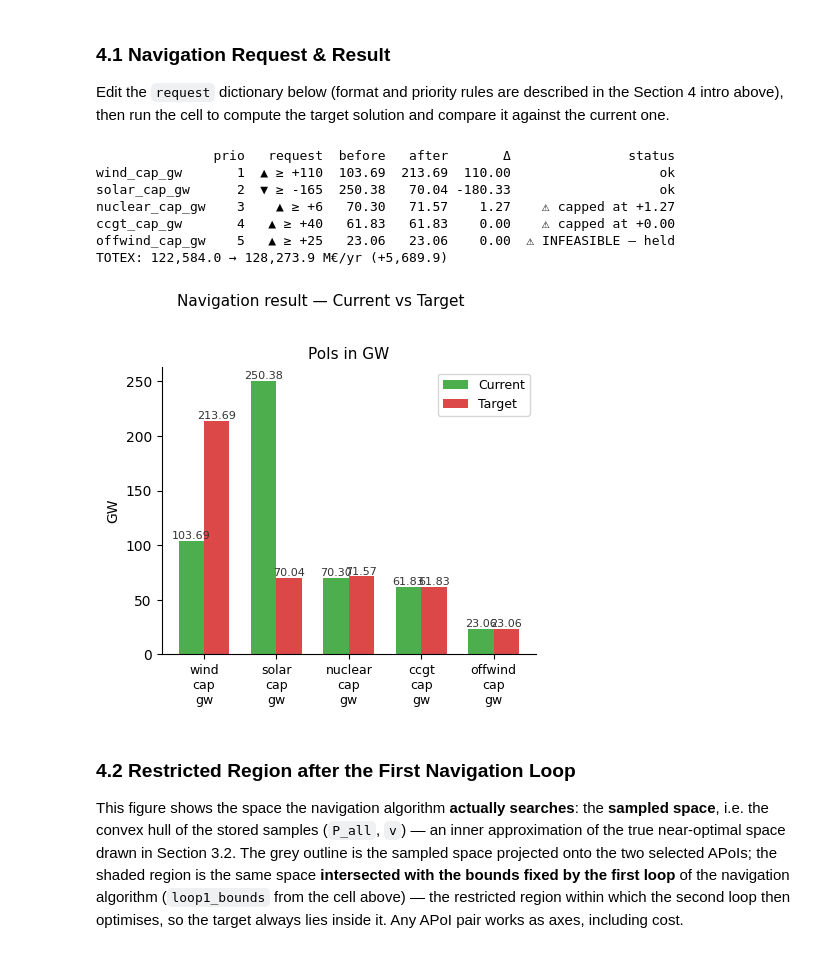
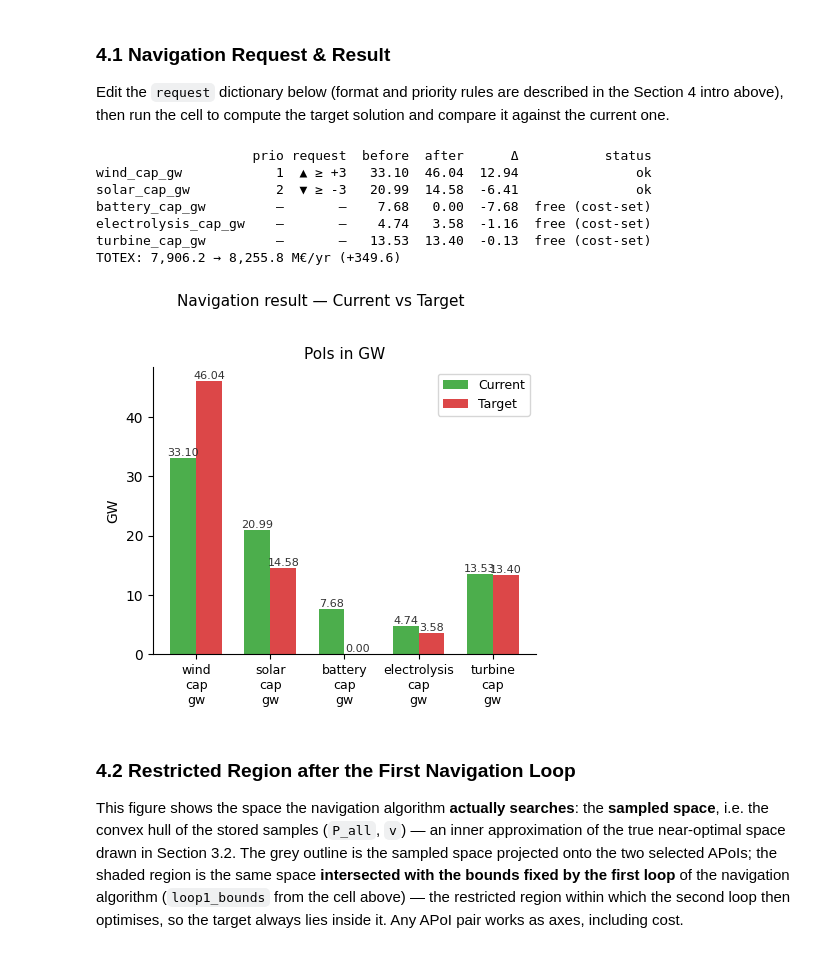
Before and after one commit to Alaa-Sleimi/pypsa-mga-explorer, a Jupyter notebook: mga_exploration.ipynb, the cells around one changed output. Drawn from its saved outputs; the diff is of its cells as text; code cells hidden in the pictures.

```diff
--- a/mga_exploration.ipynb
+++ b/mga_exploration.ipynb
@@ -254,11 +264,11 @@ from mga_engine.poi import make_poi_specs
 #
 # Carriers below are the PyPSA-Eur names (base_s_12_elec_.nc), NOT model_energy's.
 poi_definitions = [
-    {"component": "generator", "carriers": ["onwind"],     "name": "wind_cap_gw"},
-    {"component": "generator", "carriers": ["solar"],      "name": "solar_cap_gw"},
-    {"component": "generator", "carriers": ["nuclear"],    "name": "nuclear_cap_gw"},
-    {"component": "generator", "carriers": ["CCGT"],       "name": "ccgt_cap_gw"},
-    {"component": "generator", "carriers": ["offwind-ac"], "name": "offwind_cap_gw"},
+    {"component": "generator",    "carriers": ["wind"],            "name": "wind_cap_gw"},
+    {"component": "generator",    "carriers": ["solar"],           "name": "solar_cap_gw"},
+    {"component": "storage_unit", "carriers": ["battery storage"], "name": "battery_cap_gw"},
+    {"component": "link",         "carriers": ["electrolysis"],    "name": "electrolysis_cap_gw"},
+    {"component": "link",         "carriers": ["turbine"],         "name": "turbine_cap_gw"},
 ]
 poi_specs = make_poi_specs(network, poi_definitions)
 poi_units = {spec.name: spec.unit for spec in poi_specs}   # display units, used by later sections
@@ -307,11 +317,11 @@ from mga_engine.poi import make_poi_specs
 from mga_engine.preparation_state import run_preparation, check_state, load as load_state
 
 # ── USER CONFIGURATION ──────────────────────────────────────────
-preparation_state_path = "data/preparation_state.nc"
+preparation_state_path = "data/preparation_state_modelenergy.nc"
 rerun_preparation      = False    # set True after changing the network (Section 1), the PoIs (Section 2), or the sampling parameters
-n_vertices             = 30      # boundary (vertex) samples
+n_vertices             = 40      # boundary (vertex) samples
 n_interior_levels      = 5       # number of epsilon levels for interior sampling
-n_samples_per_level    = 10      # interior samples per epsilon level
+n_samples_per_level    = 15      # interior samples per epsilon level
 epsilon_min            = 0.005   # smallest interior sampling level (suggested minimum: 0.005 — must be > 0 and < epsilon)
 seed                   = 42      # RNG seed for vertex sampling
 # ────────────────────────────────────────────────────────────────
@@ -438,7 +448,7 @@ print(f"✓ Saved {preparation_state_path}  (n_vertices={n_vertices}, "
 The chart below shows the **min–max range of each PoI** across all sampled near-optimal solutions. This is the space you will explore interactively in the next section.
 # %%
 # ── PoI ranges (poi_min/poi_max) from the Section 3 preparation cell ─
-fig, ax = plt.subplots(figsize=(max(6.0, 1.8 * len(poi_specs)), 4.5))
+fig_range, ax = plt.subplots(figsize=(max(6.0, 1.8 * len(poi_specs)), 4.5))
 
 colors = plt.cm.tab10.colors
 x_pos  = range(len(poi_specs))
@@ -607,11 +618,8 @@ current_solution = dict(zip(poi_names, p_s))
 # ══════════════════════════════════════════════════════════════════
 
 request = {
-    "wind_cap_gw":    ("increase", 110.0),
-    "solar_cap_gw":   ("decrease", 165.0),
-    "nuclear_cap_gw": ("increase", 6.0),
-    "ccgt_cap_gw":    ("increase", 40.0),
-    "offwind_cap_gw": ("increase", 25.0),
+    "wind_cap_gw":  ("increase", 3.0),
+    "solar_cap_gw": ("decrease", 3.0),
 }
 
 
@@ -691,43 +699,43 @@ print(f"TOTEX: {cost_s/1e6:,.1f} → {cost_t/1e6:,.1f} M€/yr ({(cost_t - cost_
 
 # ── Current vs Target, grouped by unit so axes stay meaningful ────
 unique_units = sorted({poi_units.get(n, "") for n in poi_names})
 
-fig, axes = plt.subplots(1, len(unique_units),
-                         figsize=(4.6 * len(unique_units), 4.2))
+fig_navbars, axes = plt.subplots(1, len(unique_units),
+                          figsize=(4.6 * len(unique_units), 4.2))
 if len(unique_units) == 1:
     axes = [axes]
 
 for ax, unit in zip(axes, unique_units):
     grp = [n for n in poi_names if poi_units.get(n, "") == unit]
     x = np.arange(len(grp)); width = 0.35
     cur = [current_solution[n] for n in grp]
     tgt = [target_solution[n]  for n in grp]
     b1 = ax.bar(x - width/2, cur, width, label="Current", color="#2CA02C", alpha=0.85)
     b2 = ax.bar(x + width/2, tgt, width, label="Target",  color="#D62728", alpha=0.85)
     ax.set_xticks(x)
     ax.set_xticklabels([n.replace("_", "\n") for n in grp], fontsize=9)
     ax.set_ylabel(unit, fontsize=10)
     ax.set_title(f"PoIs in {unit}", fontsize=11)
     ax.spines[["top", "right"]].set_visible(False)
     for bars in (b1, b2):
         for bar in bars:
             ax.text(bar.get_x() + bar.get_width()/2, bar.get_height() + 0.05,
                     f"{bar.get_height():.2f}", ha="center", va="bottom",
                     fontsize=8, color="#333")
     ax.legend(fontsize=9)
 
 plt.suptitle("Navigation result — Current vs Target", fontsize=11, y=1.02)
 plt.tight_layout()
 plt.show()
 # %% [output]
-               prio   request  before   after       Δ               status
-wind_cap_gw       1  ▲ ≥ +110  103.69  213.69  110.00                   ok
-solar_cap_gw      2  ▼ ≥ -165  250.38   70.04 -180.33                   ok
-nuclear_cap_gw    3    ▲ ≥ +6   70.30   71.57    1.27    ⚠ capped at +1.27
-ccgt_cap_gw       4   ▲ ≥ +40   61.83   61.83    0.00    ⚠ capped at +0.00
-offwind_cap_gw    5   ▲ ≥ +25   23.06   23.06    0.00  ⚠ INFEASIBLE — held
-TOTEX: 122,584.0 → 128,273.9 M€/yr (+5,689.9)
+                    prio request  before  after      Δ           status
+wind_cap_gw            1  ▲ ≥ +3   33.10  46.04  12.94               ok
+solar_cap_gw           2  ▼ ≥ -3   20.99  14.58  -6.41               ok
+battery_cap_gw         —       —    7.68   0.00  -7.68  free (cost-set)
+electrolysis_cap_gw    —       —    4.74   3.58  -1.16  free (cost-set)
+turbine_cap_gw         —       —   13.53  13.40  -0.13  free (cost-set)
+TOTEX: 7,906.2 → 8,255.8 M€/yr (+349.6)
-[figure, old version]
+[figure, new version]
 # %% [markdown]
 ### 4.2 Restricted Region after the First Navigation Loop
 
```
Also changed, not shown: parts of 11 cells of this notebook, 24 other files.
